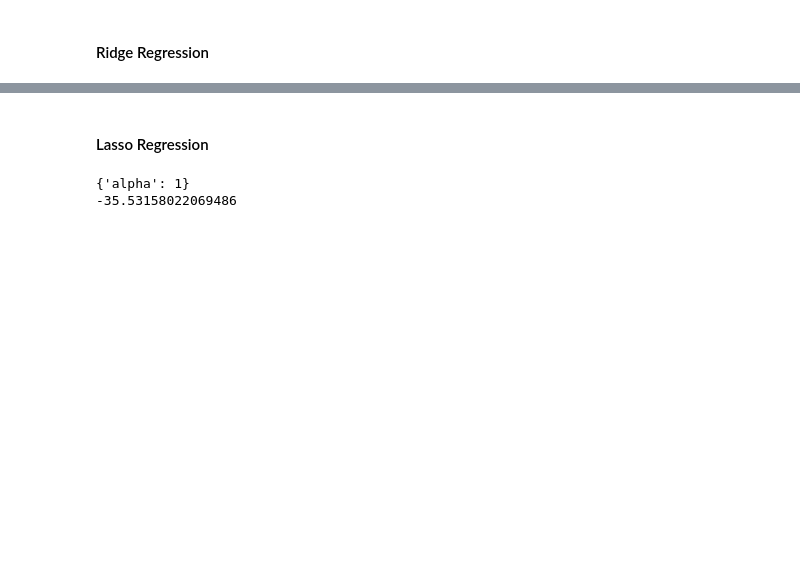
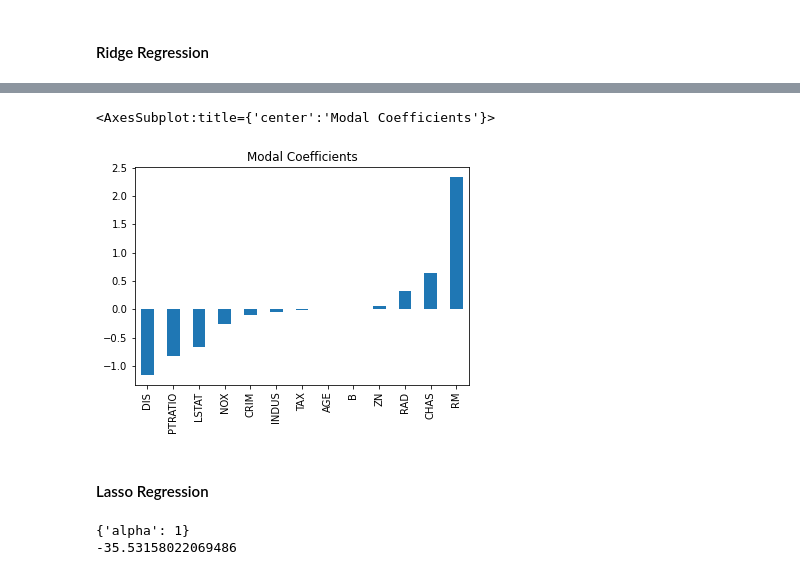
Before and after one commit to Pradnya1208/Ridge-and-Lasso-Regression, a Jupyter notebook: Ridge and Lasso Regression.ipynb, the cells around one changed output, grey strips where cells are left out. Saved outputs shown, nothing was run; the diff lists cells and outputs as text; code cells hidden in the pictures; blank space fills up the shorter version.

```diff
--- a/Ridge and Lasso Regression.ipynb
+++ b/Ridge and Lasso Regression.ipynb
@@ -64,3 +82,14 @@ print(ridge_reg.best_score_)
+# %%
+ridge1 = Ridge(alpha=100)
+ridge1.fit(X,y)
+predictors = X.columns
+
+coef = pd.Series(ridge1.coef_,predictors).sort_values()
+
+coef.plot(kind='bar', title='Modal Coefficients')
+# %% [output]
+<AxesSubplot:title={'center':'Modal Coefficients'}>
+[figure, added]
 # %% [markdown]
 #### Lasso Regression
 # %%
```
Also changed, not shown: parts of 4 cells of this notebook.
